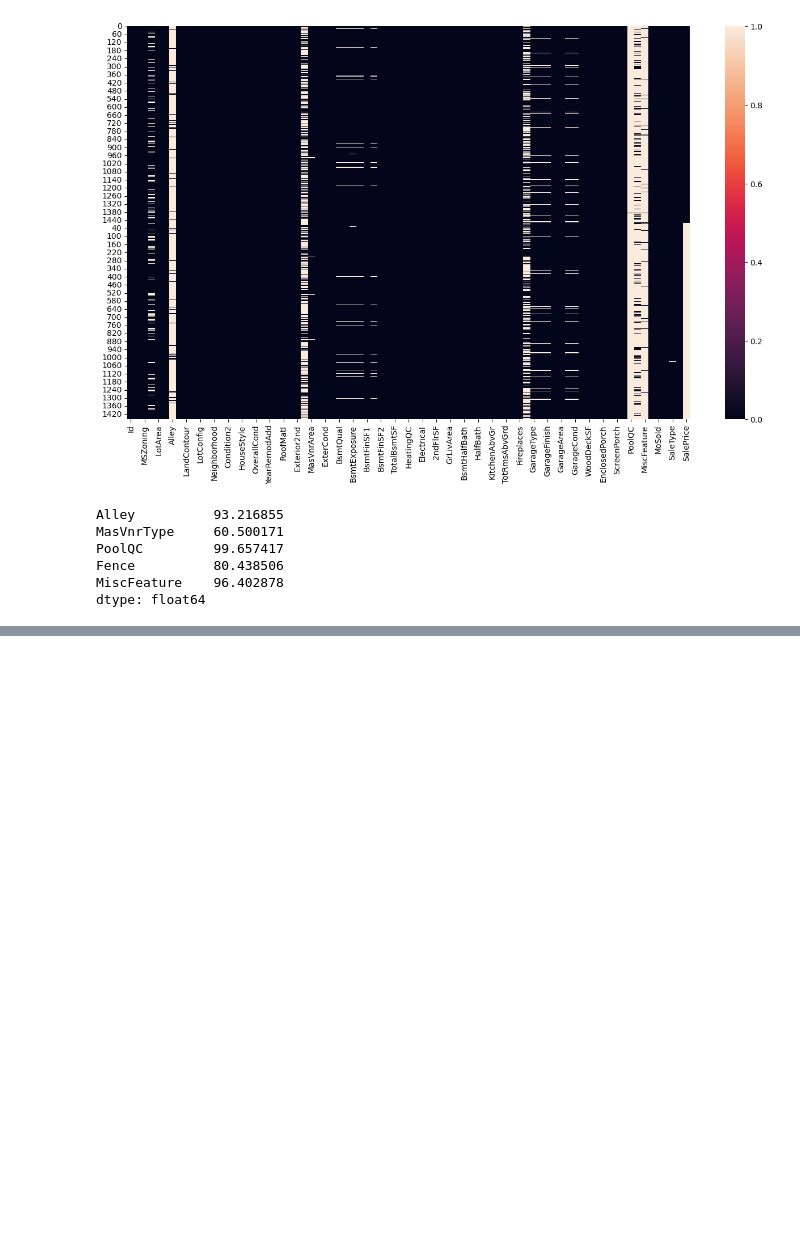
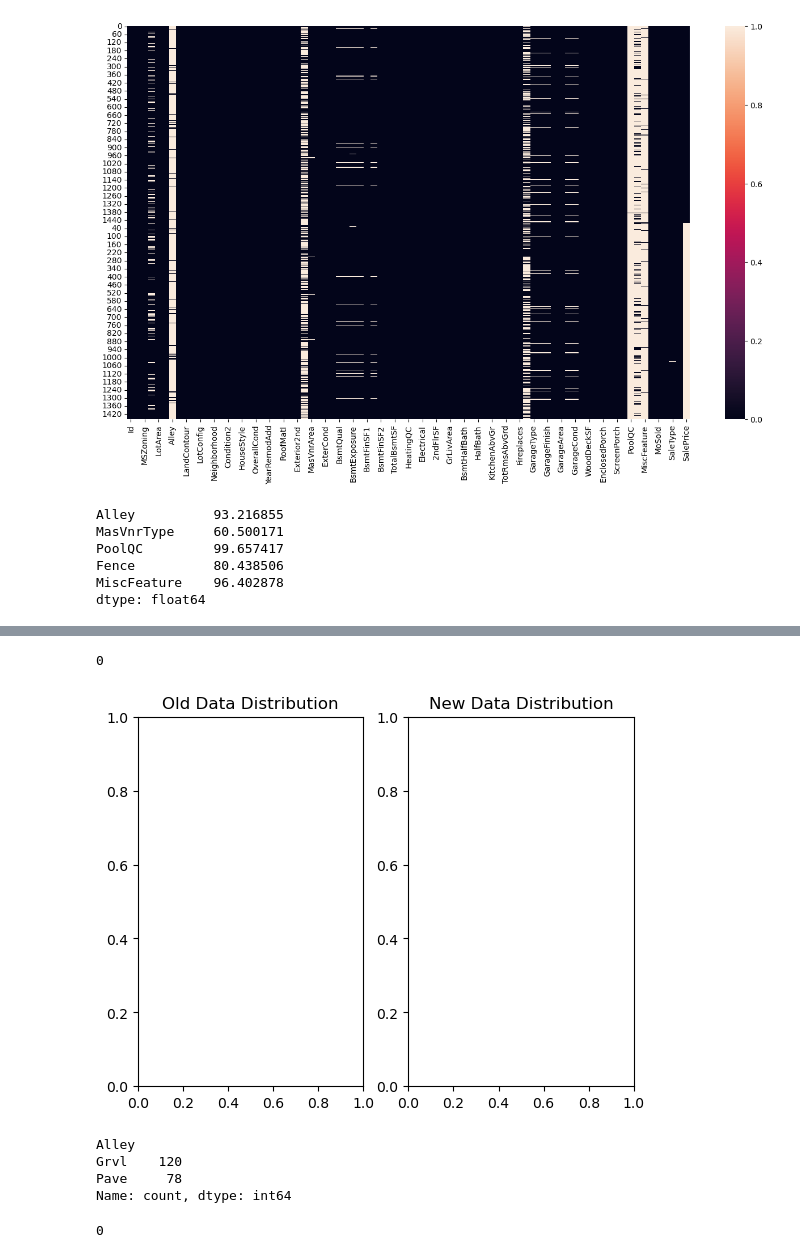
Before and after one commit to Shivam182/machine_learning_algo_practice, a Jupyter notebook: ML_Practice_Mini_Projects/Housing_Price_Model .ipynb, the cells around one changed output, grey strips where cells are left out. Drawn from its saved outputs; the diff is of its cells as text; code cells hidden in the pictures; blank space fills up the shorter version.

```diff
--- a/ML_Practice_Mini_Projects/Housing_Price_Model .ipynb
+++ b/ML_Practice_Mini_Projects/Housing_Price_Model .ipynb
@@ -139,0 +235,46 @@ dtype: float64
+# %%
+## We need to backup the data as we r going to change it
+
+df_mvi = df.copy()
+# %%
+# As we can observe the data is quite right side skewed so we need to use mode
+
+mszoning_mode = df['MSZoning'].mode()[0]
+
+# now we need to impute this RL value in place of missing values
+# %%
+df_mvi['MSZoning'].replace(np.nan, mszoning_mode, inplace= True)
+# %%
+df_mvi['MSZoning'].isnull().sum() # claerly we can see that we have no missing values now
+# %% [output]
+0
+# %%
+# Issue : this countplot is not working here
+
+def oldNewCountPlot(df, df_new, feature):
+    plt.subplot(121)
+   # sns.countplot(df[feature])
+    plt.title('Old Data Distribution')
+    plt.subplot(122)
+   # sns.countplot(df_new[feature])
+    plt.title('New Data Distribution')
+# %%
+oldNewCountPlot(df, df_mvi, "MSZoning")
+# %% [output]
+[figure, added]
+# %%
+## Handley 'Alley' : we earlier decided to not to drop this feature and replace NA with other value
+
+df_mvi['Alley'].value_counts()
+# %% [output]
+Alley
+Grvl    120
+Pave     78
+Name: count, dtype: int64
+# %%
+Alley_const = "NA"
+
+df_mvi['Alley'].replace(np.nan, Alley_const, inplace = True)
+df_mvi['Alley'].isnull().sum()
+# %% [output]
+0
```
Also changed, not shown: parts of 75 cells of this notebook.
